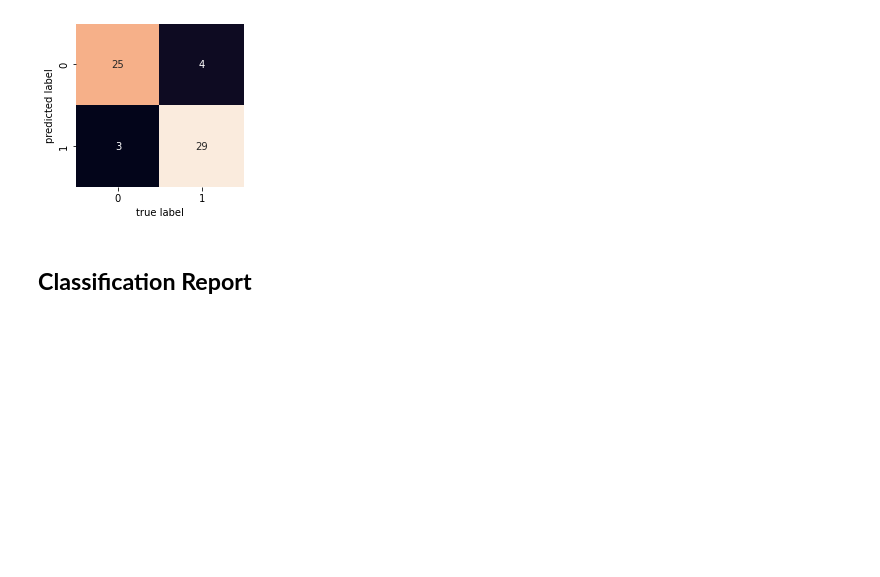
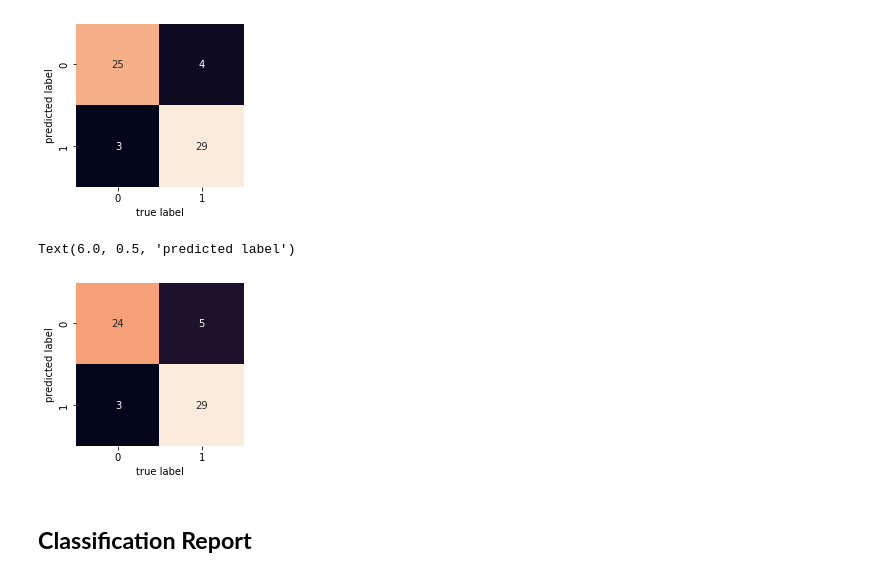
Before and after one commit to VirajShah30/Heart-Disease-Detection-using-Machine-Learning, a Jupyter notebook: Heart_Disease_Detection.ipynb, the cells around one changed output. Cells and saved outputs as stored; diff of their text form; code cells hidden in the pictures; blank space fills up the shorter version.

```diff
--- a/Heart_Disease_Detection.ipynb
+++ b/Heart_Disease_Detection.ipynb
@@ -270,7 +295,8 @@ Fitting 5 folds for each of 20 candidates, totalling 100 fits
 # %% [markdown]
 # *Evaluating a classification model*
 # %%
-y_preds = rs_log_reg.predict(X_test)
+y_preds_log = rs_log_reg.predict(X_test)
+y_preds_rf = rs_rf.predict(X_test)
 # %% [markdown]
 ## **ROC Curve and AUC Scores**
 # %%
@@ -295,6 +326,16 @@ plt.ylabel("predicted label")
 # %% [output]
 Text(6.0, 0.5, 'predicted label')
 [figure]
+# %%
+fig, ax = plt.subplots(figsize=(3, 3)) #random forest
+ax = sns.heatmap(confusion_matrix(y_test, y_preds_rf),
+                    annot=True, # Annotate the boxes
+                    cbar=False)
+plt.xlabel("true label")
+plt.ylabel("predicted label")
+# %% [output]
+Text(6.0, 0.5, 'predicted label')
+[figure, added]
 # %% [markdown]
 ## **Classification Report**
 # %%
```
Also changed, not shown: parts of 13 cells of this notebook.
